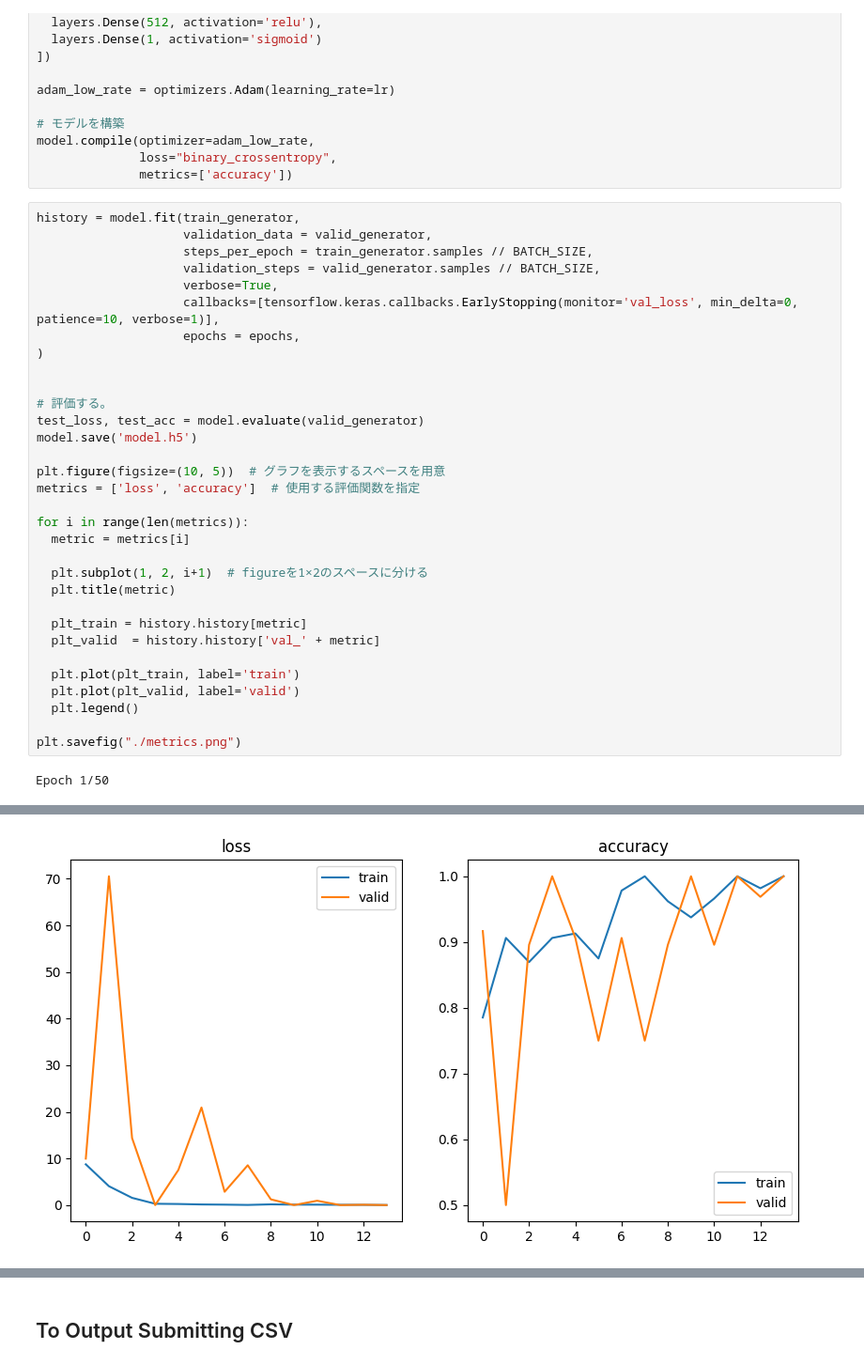
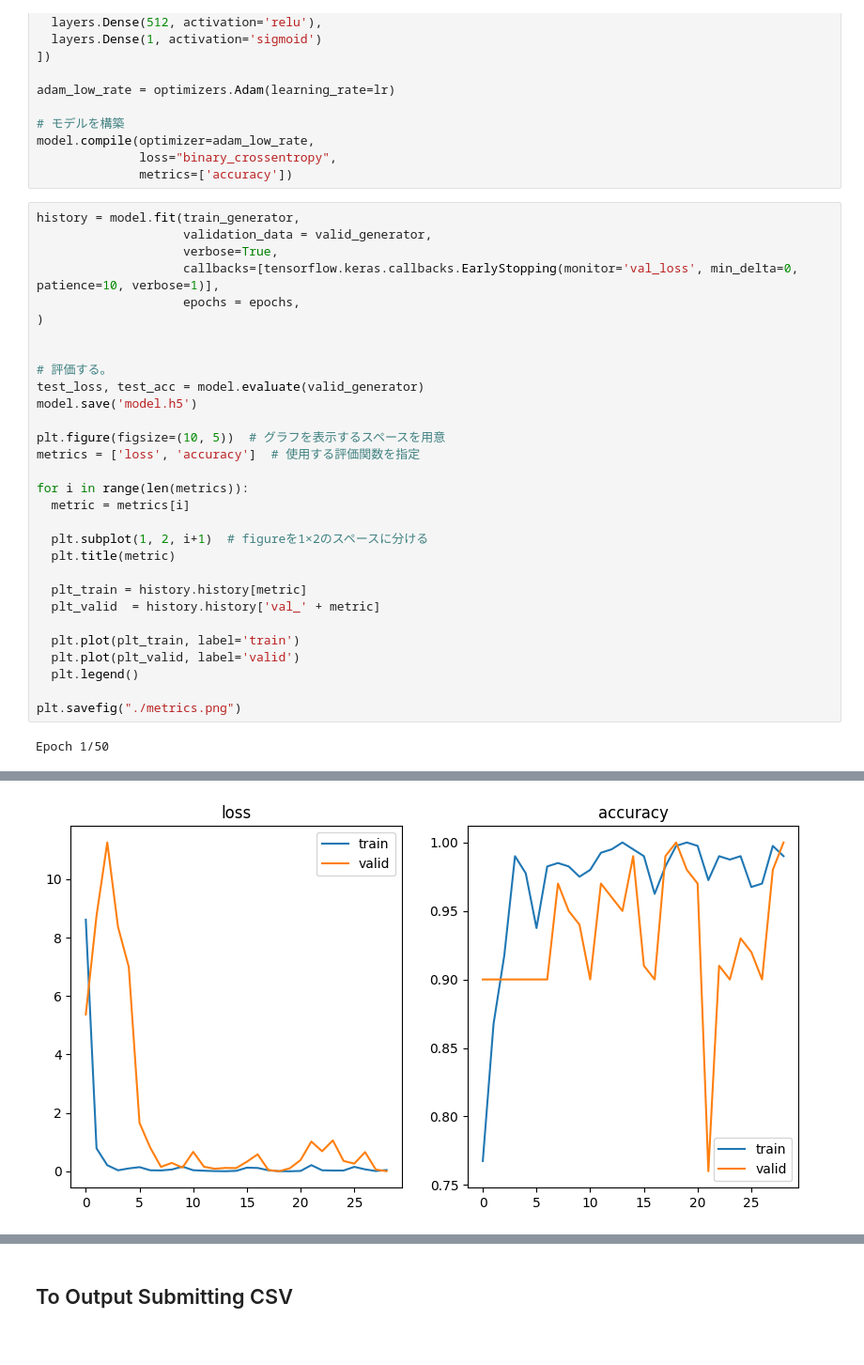
Before and after one commit to Mr-Kondo/_Inbox, a Jupyter notebook: Anomaly_Sound_Detection_MobileNet.ipynb, the cells around one changed output, grey strips where cells are left out. Shown at 94% size. Cells and saved outputs as stored; diff of their text form.

```diff
--- a/Anomaly_Sound_Detection_MobileNet.ipynb
+++ b/Anomaly_Sound_Detection_MobileNet.ipynb
@@ -97,8 +94,6 @@ model.compile(optimizer=adam_low_rate,
 # %%
 history = model.fit(train_generator,
                     validation_data = valid_generator,
-                    steps_per_epoch = train_generator.samples // BATCH_SIZE,
-                    validation_steps = valid_generator.samples // BATCH_SIZE,
                     verbose=True,
                     callbacks=[tensorflow.keras.callbacks.EarlyStopping(monitor='val_loss', min_delta=0, patience=10, verbose=1)],
                     epochs = epochs,
@@ -152 +144 @@ WARNING:absl:You are saving your model as an HDF5 file via `model.save()` or `ke
-[figure, old version]
+[figure, new version]
```
Also changed, not shown: parts of 7 cells of this notebook.
